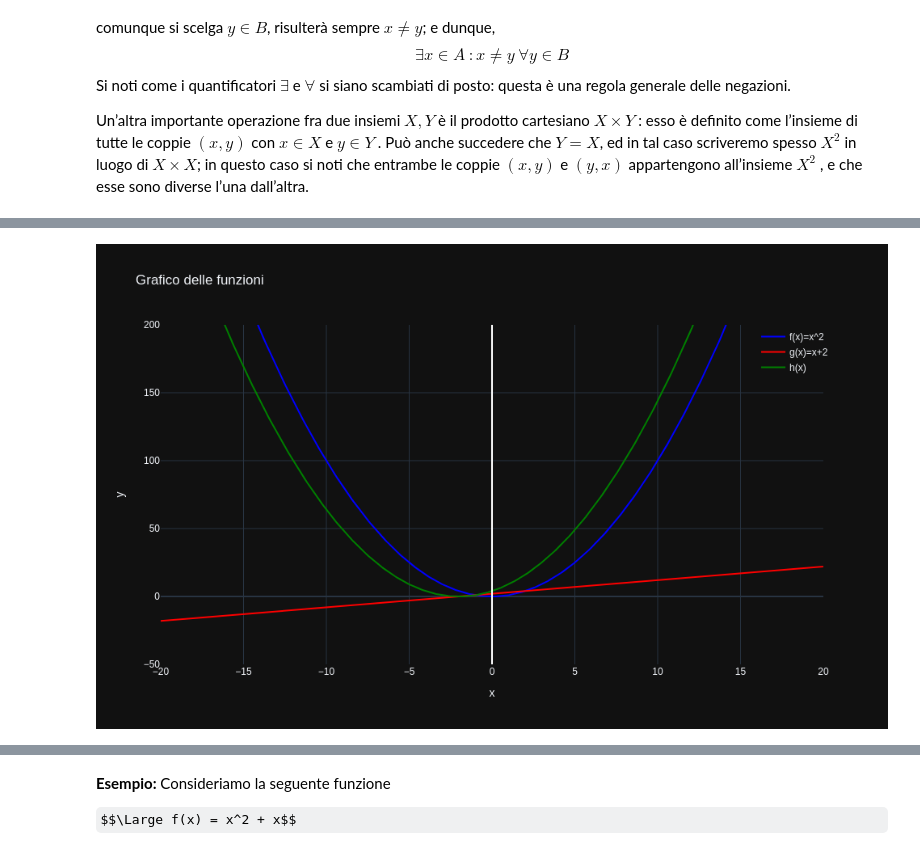
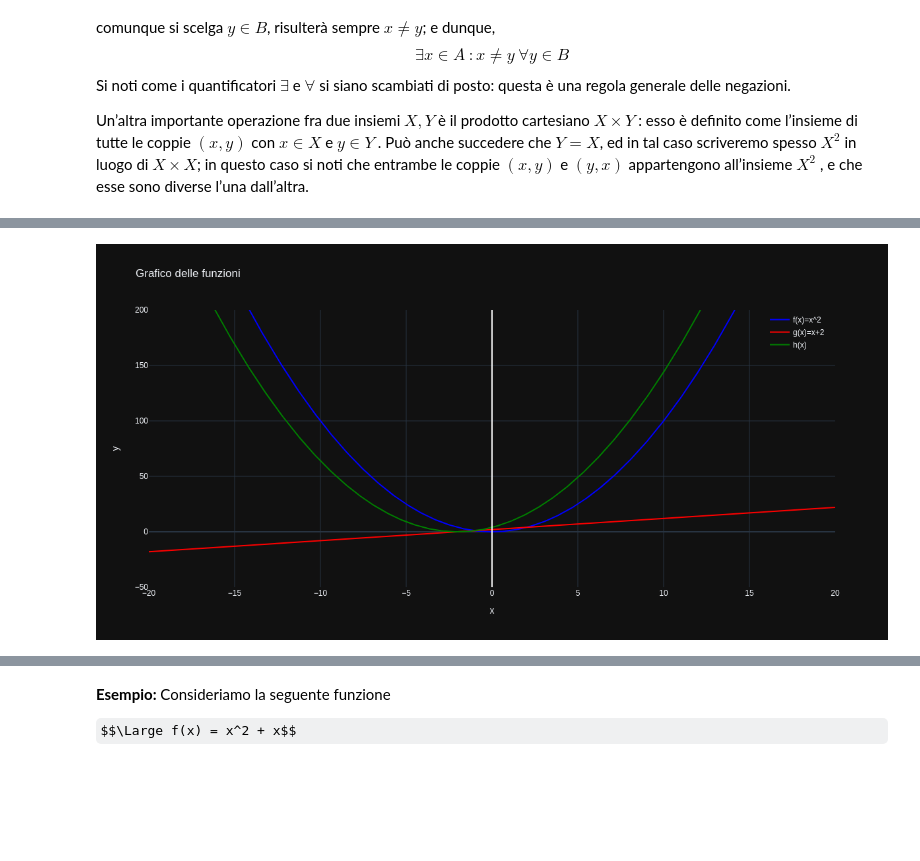
Before and after one commit to lorenzo-arcioni/MachineLearning-training, a Jupyter notebook: Calculus/calculus-1.ipynb, the cells around one changed output, grey strips where cells are left out. Cells and saved outputs as stored; diff of their text form; code cells hidden in the pictures; some formulas as TeX source; blank space fills up the shorter version.

```diff
--- a/Calculus/calculus-1.ipynb
+++ b/Calculus/calculus-1.ipynb
@@ -191,35 +191,35 @@ fig = go.Figure()
 fig.add_trace(go.Scatter(x=x, y=y1, name="f(x)=x^2", line=dict(color="blue")))
 
 # Add f(x) = x + 2 to the plot with a different color and a shaded area under the curve
 fig.add_trace(go.Scatter(x=x, y=y2, name="g(x)=x+2", line=dict(color="red")))
 
 # Add the composition f(f(x)) to the plot with another color and a shaded area under the curve
 fig.add_trace(go.Scatter(x=x, y=y3, name="h(x)", line=dict(color="green")))
 
 # Add a vertical line at x=0
 fig.add_shape(
     dict(type="line", x0=0, x1=0, y0=-50, y1=max(y1), line=dict(color="white"))
 )
 
 # Update title and axis labels
 fig.update_layout(
     title="Grafico delle funzioni",
     xaxis_title="x",
     yaxis_title="y",
-    width=980,
+    width=1200,
     height=600,
     legend=dict(x=0.9, y=1),
     template='plotly_dark'
 )
 
 # Set graph layout options
 fig.update_xaxes(range=[-20, 20])
 fig.update_yaxes(range=[-50, 200])
 
 # Show the Plotly figure
 fig.show("png")
 # %% [output]
-[figure, old version]
+[figure, new version]
 # %% [markdown]
 #### Iniettività
 Una funzione si dice iniettiva se a punti distinti vengono associate immagini distinte, ovvero se
```
